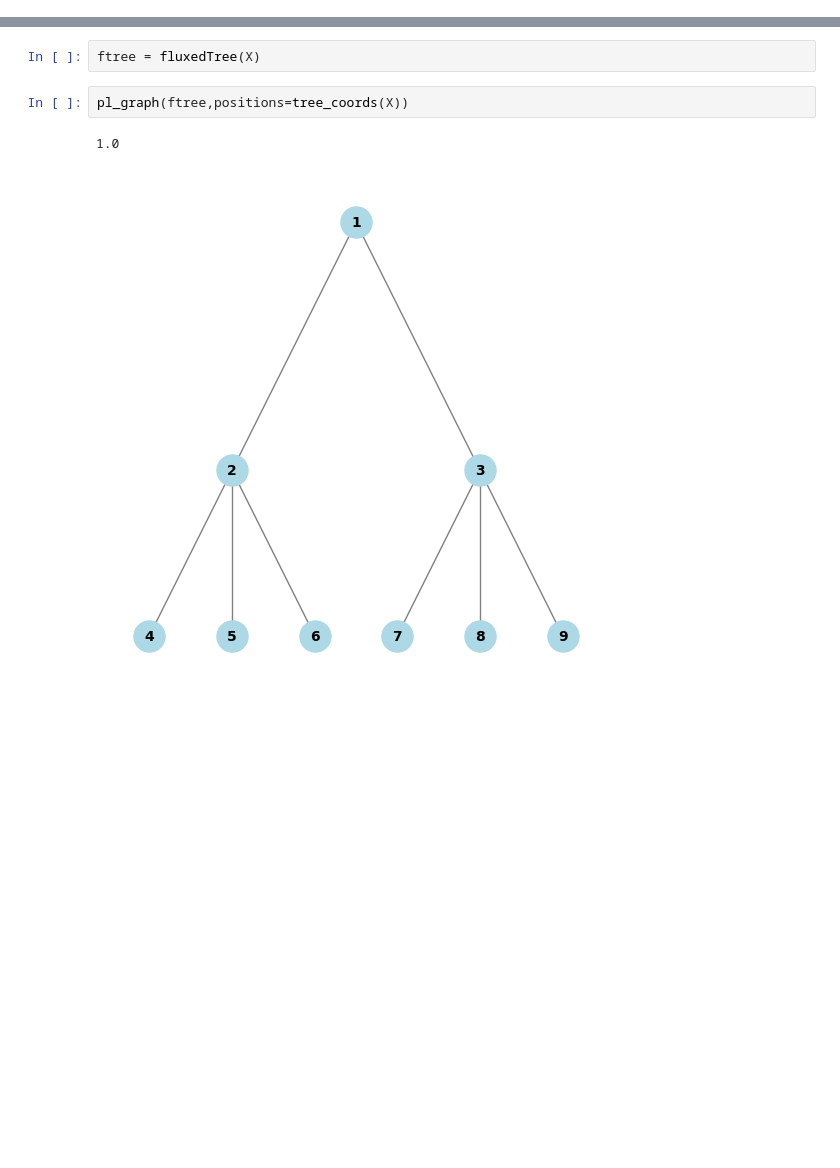
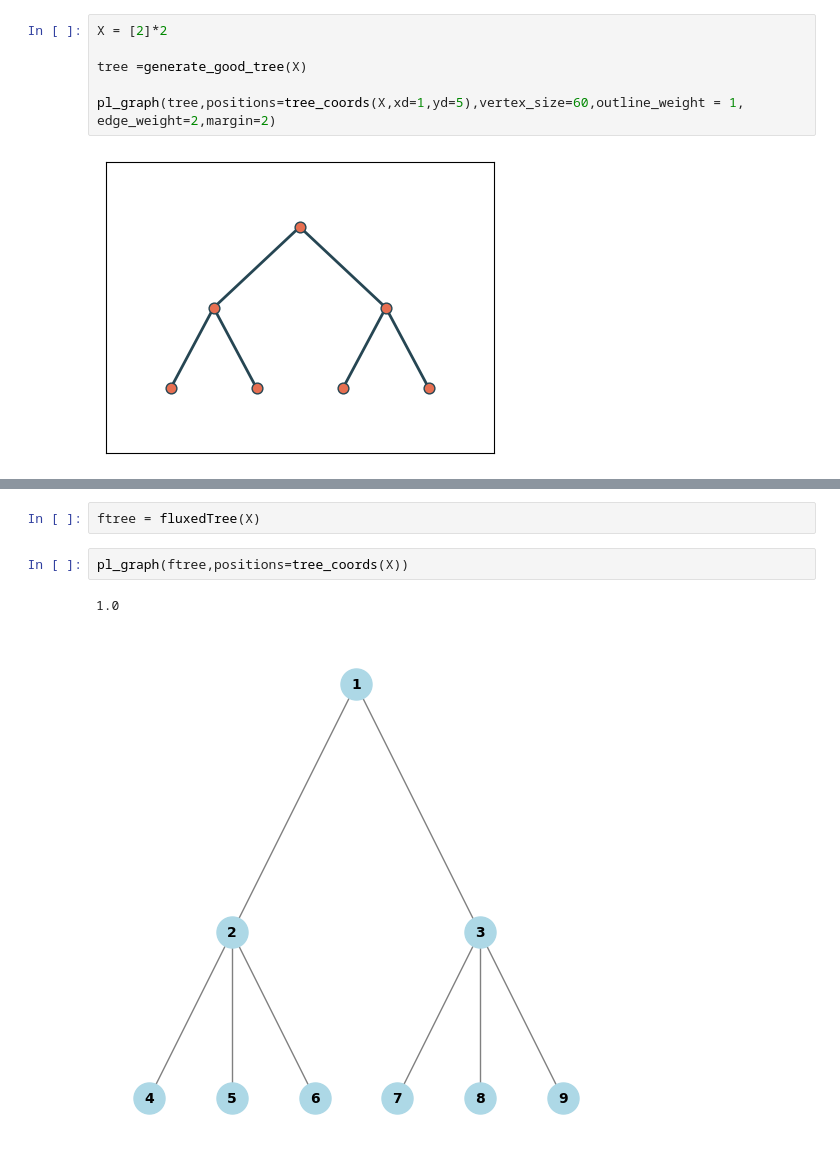
Before and after one commit to cgs2155/RandomCycles, a Jupyter notebook: proto.ipynb, the cells around one changed output, grey strips where cells are left out. Cells and saved outputs as stored; diff of their text form; blank space fills up the shorter version.

```diff
--- a/proto.ipynb
+++ b/proto.ipynb
@@ -14,0 +49,8 @@ pl_graph(tree,positions=tree_coords(X))
+# %%
+X = [2]*2
+
+tree =generate_good_tree(X)
+
+pl_graph(tree,positions=tree_coords(X,xd=1,yd=5),vertex_size=60,outline_weight = 1, edge_weight=2,margin=2)
+# %% [output]
+[figure, added]
```
Also changed, not shown: parts of 19 cells of this notebook, 2 other files.
